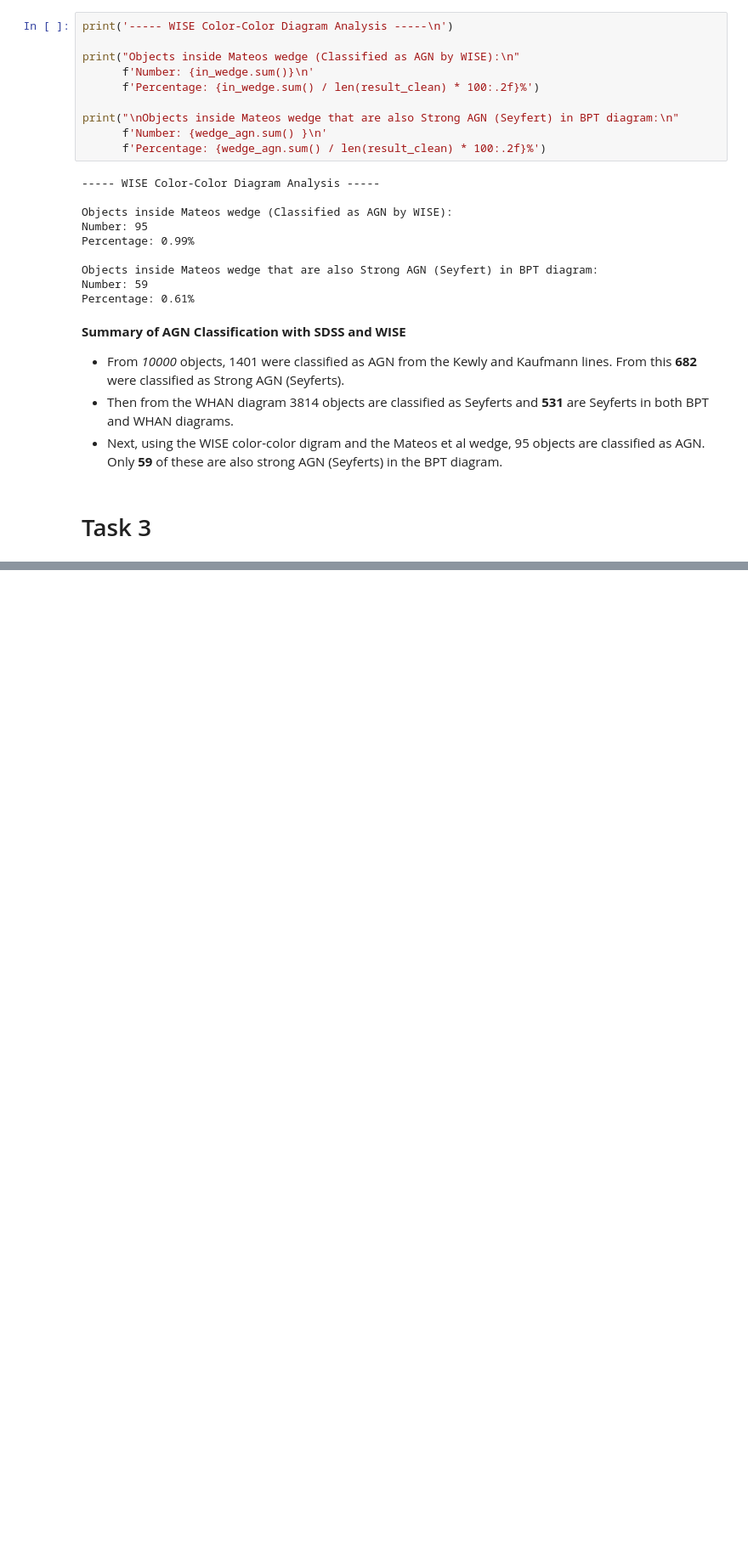
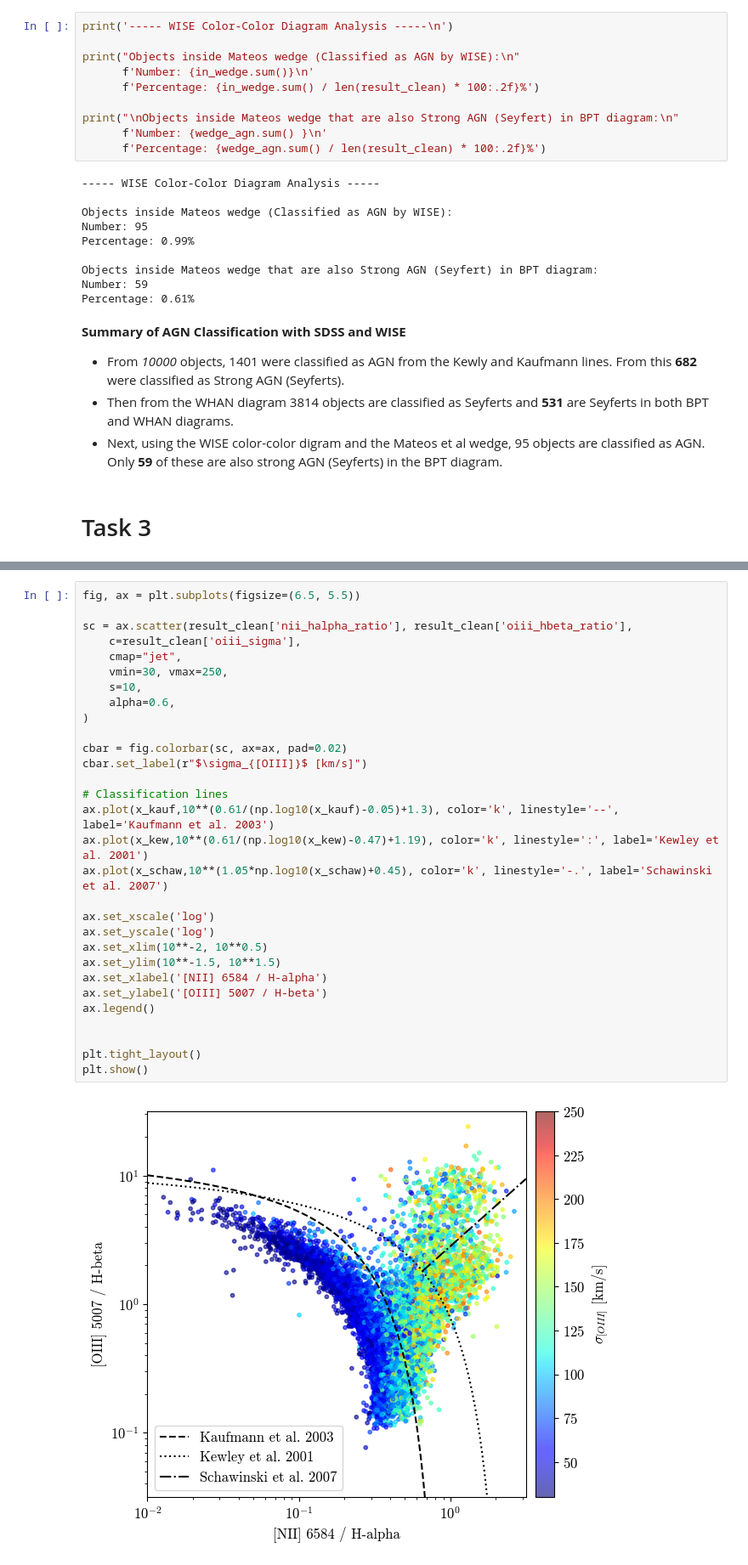
Before and after one commit to IsaacLP/AGN, a Jupyter notebook: project/final_project.ipynb, the cells around one changed output, grey strips where cells are left out. Shown at 85% size. Saved outputs shown, nothing was run; the diff lists cells and outputs as text; blank space fills up the shorter version.

```diff
--- a/project/final_project.ipynb
+++ b/project/final_project.ipynb
@@ -465,0 +517,32 @@ Percentage: 0.61%
+# %%
+fig, ax = plt.subplots(figsize=(6.5, 5.5))
+
+sc = ax.scatter(result_clean['nii_halpha_ratio'], result_clean['oiii_hbeta_ratio'],
+    c=result_clean['oiii_sigma'],
+    cmap="jet",
+    vmin=30, vmax=250,
+    s=10,
+    alpha=0.6,
+)
+
+cbar = fig.colorbar(sc, ax=ax, pad=0.02)
+cbar.set_label(r"$\sigma_{[OIII]}$ [km/s]")
+
+# Classification lines
+ax.plot(x_kauf,10**(0.61/(np.log10(x_kauf)-0.05)+1.3), color='k', linestyle='--', label='Kaufmann et al. 2003')
+ax.plot(x_kew,10**(0.61/(np.log10(x_kew)-0.47)+1.19), color='k', linestyle=':', label='Kewley et al. 2001')
+ax.plot(x_schaw,10**(1.05*np.log10(x_schaw)+0.45), color='k', linestyle='-.', label='Schawinski et al. 2007')
+
+ax.set_xscale('log')
+ax.set_yscale('log')
+ax.set_xlim(10**-2, 10**0.5)
+ax.set_ylim(10**-1.5, 10**1.5)
+ax.set_xlabel('[NII] 6584 / H-alpha')
+ax.set_ylabel('[OIII] 5007 / H-beta')
+ax.legend()
+
+
+plt.tight_layout()
+plt.show()
+# %% [output]
+[figure, added]
```
Also changed, not shown: parts of 17 cells of this notebook.
